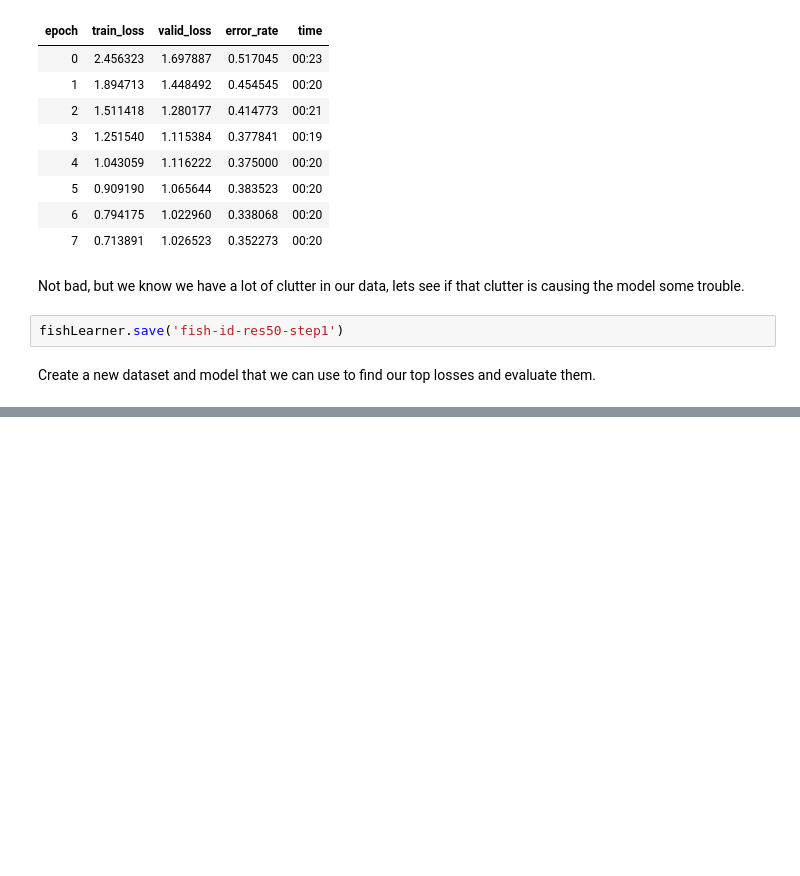
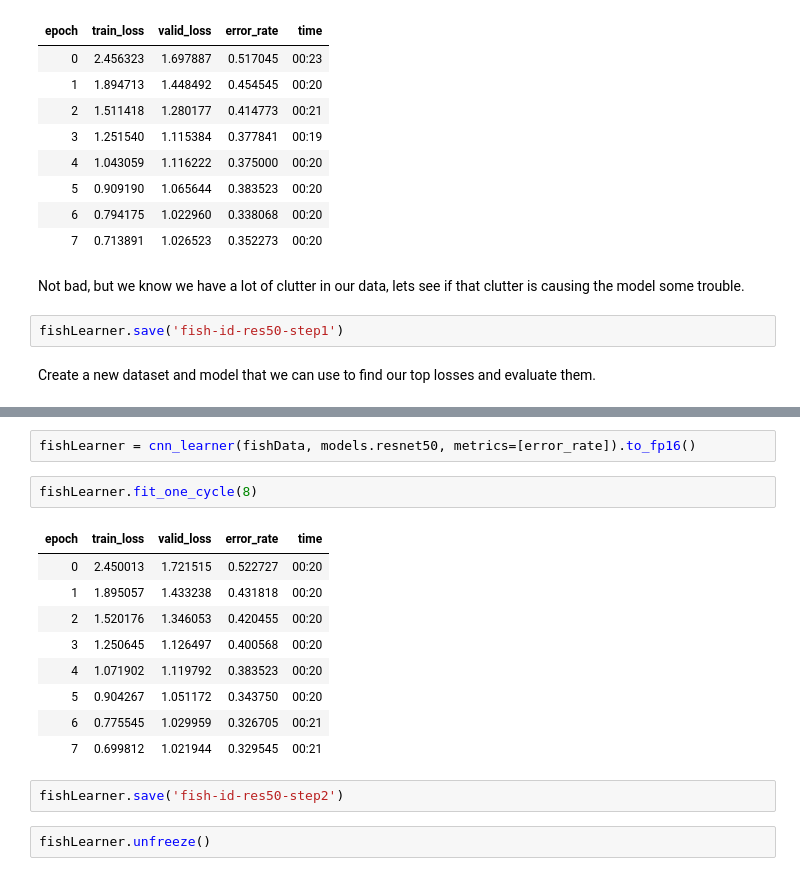
Before and after one commit to JQCoburn/fish-id, a Jupyter notebook: Lesson 2 Fish Identification Model with More Data.ipynb, the cells around one changed output, grey strips where cells are left out. Drawn from its saved outputs; the diff is of its cells as text; blank space fills up the shorter version.

```diff
--- a/Lesson 2 Fish Identification Model with More Data.ipynb
+++ b/Lesson 2 Fish Identification Model with More Data.ipynb
@@ -101,0 +109,18 @@ HBox(children=(VBox(children=(Image(value=b'\xff\xd8\xff\xe0\x00\x10JFIF\x00\x01
+# %%
+fishLearner = cnn_learner(fishData, models.resnet50, metrics=[error_rate]).to_fp16()
+# %%
+fishLearner.fit_one_cycle(8)
+# %% [output]
+| epoch | train_loss | valid_loss | error_rate | time |
+| 0 | 2.450013 | 1.721515 | 0.522727 | 00:20 |
+| 1 | 1.895057 | 1.433238 | 0.431818 | 00:20 |
+| 2 | 1.520176 | 1.346053 | 0.420455 | 00:20 |
+| 3 | 1.250645 | 1.126497 | 0.400568 | 00:20 |
+| 4 | 1.071902 | 1.119792 | 0.383523 | 00:20 |
+| 5 | 0.904267 | 1.051172 | 0.343750 | 00:20 |
+| 6 | 0.775545 | 1.029959 | 0.326705 | 00:21 |
+| 7 | 0.699812 | 1.021944 | 0.329545 | 00:21 |
+# %%
+fishLearner.save('fish-id-res50-step2')
+# %%
+fishLearner.unfreeze()
```
Also changed, not shown: parts of 14 cells of this notebook.
